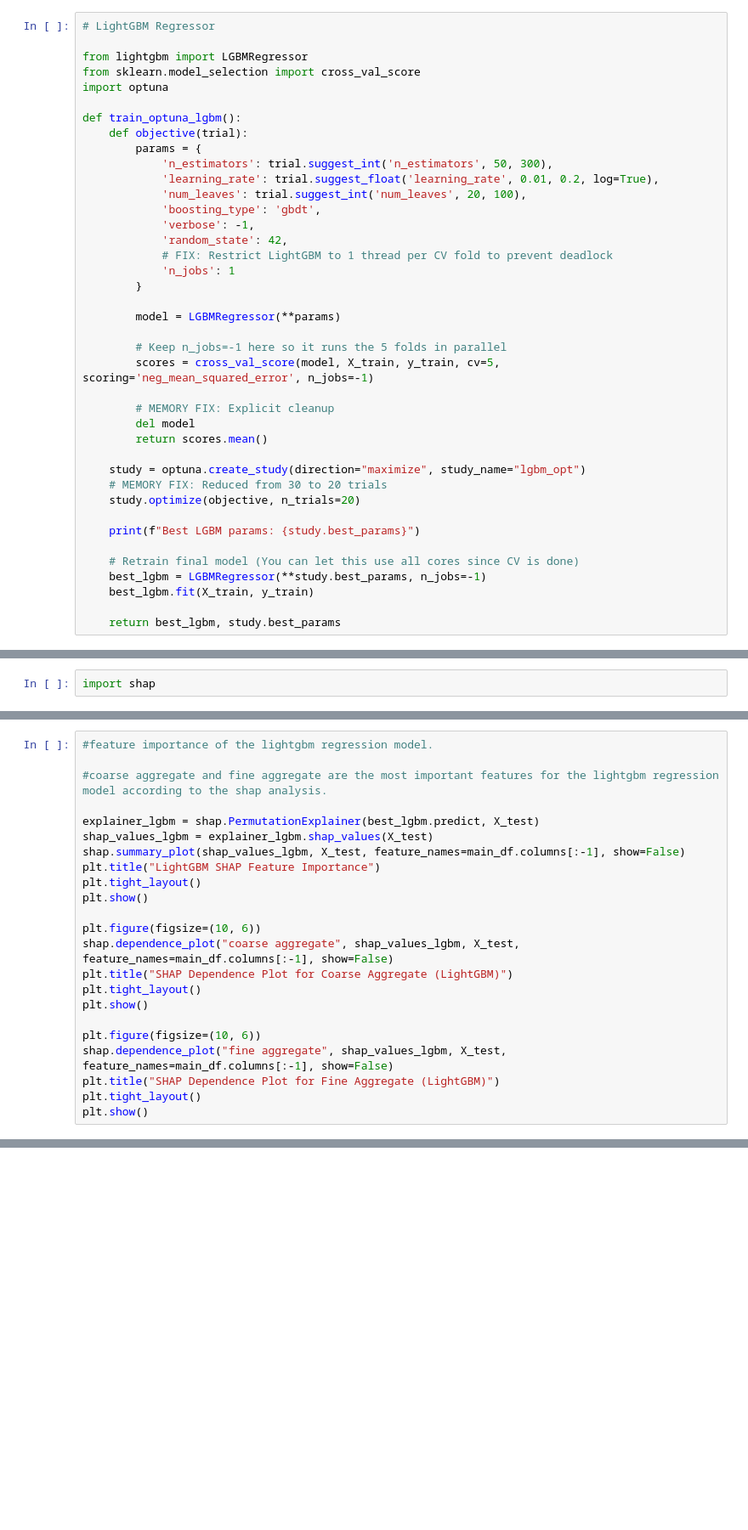
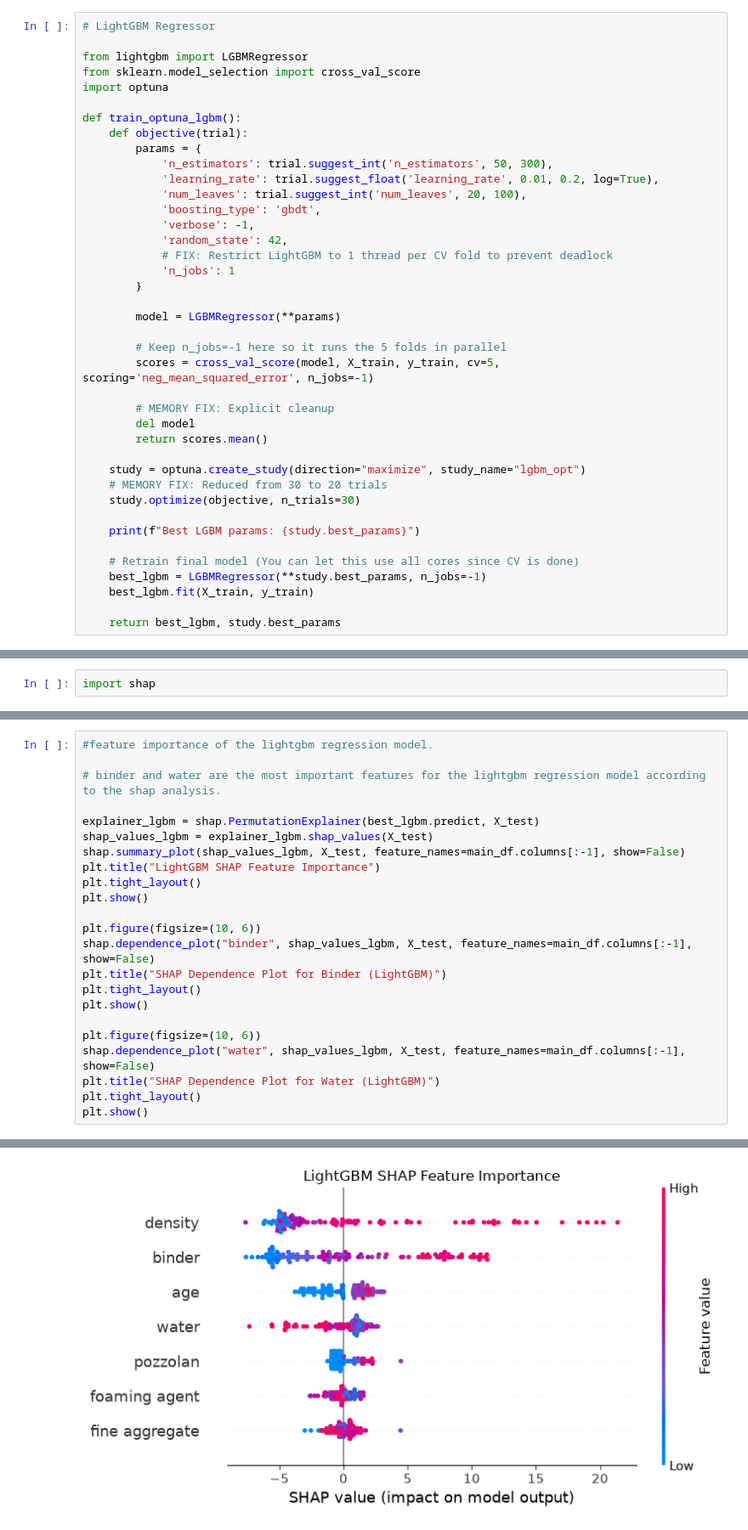
Before and after one commit to IAM-MUKUND/advanced-concrete-analysis, a Jupyter notebook: lightweight_dataset_research.ipynb, the cells around one changed output, grey strips where cells are left out. Shown at 85% size. Saved outputs shown, nothing was run; the diff lists cells and outputs as text; blank space fills up the shorter version.

```diff
--- a/lightweight_dataset_research.ipynb
+++ b/lightweight_dataset_research.ipynb
@@ -406,7 +407,7 @@ def train_optuna_lgbm():
 
     study = optuna.create_study(direction="maximize", study_name="lgbm_opt")
     # MEMORY FIX: Reduced from 30 to 20 trials
-    study.optimize(objective, n_trials=20)
+    study.optimize(objective, n_trials=30)
 
     print(f"Best LGBM params: {study.best_params}")
 
@@ -1039,7 +1103,7 @@ plt.show()
 # %%
 #feature importance of the lightgbm regression model.
 
-#coarse aggregate and fine aggregate are the most important features for the lightgbm regression model according to the shap analysis.
+# binder and water are the most important features for the lightgbm regression model according to the shap analysis.
 
 explainer_lgbm = shap.PermutationExplainer(best_lgbm.predict, X_test)
 shap_values_lgbm = explainer_lgbm.shap_values(X_test)
@@ -1049,13 +1113,14 @@ plt.tight_layout()
 plt.show()
 
 plt.figure(figsize=(10, 6))
-shap.dependence_plot("coarse aggregate", shap_values_lgbm, X_test, feature_names=main_df.columns[:-1], show=False)
-plt.title("SHAP Dependence Plot for Coarse Aggregate (LightGBM)")
+shap.dependence_plot("binder", shap_values_lgbm, X_test, feature_names=main_df.columns[:-1], show=False)
+plt.title("SHAP Dependence Plot for Binder (LightGBM)")
 plt.tight_layout()
 plt.show()
 
 plt.figure(figsize=(10, 6))
-shap.dependence_plot("fine aggregate", shap_values_lgbm, X_test, feature_names=main_df.columns[:-1], show=False)
-plt.title("SHAP Dependence Plot for Fine Aggregate (LightGBM)")
+shap.dependence_plot("water", shap_values_lgbm, X_test, feature_names=main_df.columns[:-1], show=False)
+plt.title("SHAP Dependence Plot for Water (LightGBM)")
 plt.tight_layout()
 plt.show()
+# %% [output]
@@ -1061,0 +1128 @@ plt.show()
+[figure, added]
```
Also changed, not shown: parts of 31 cells of this notebook.
